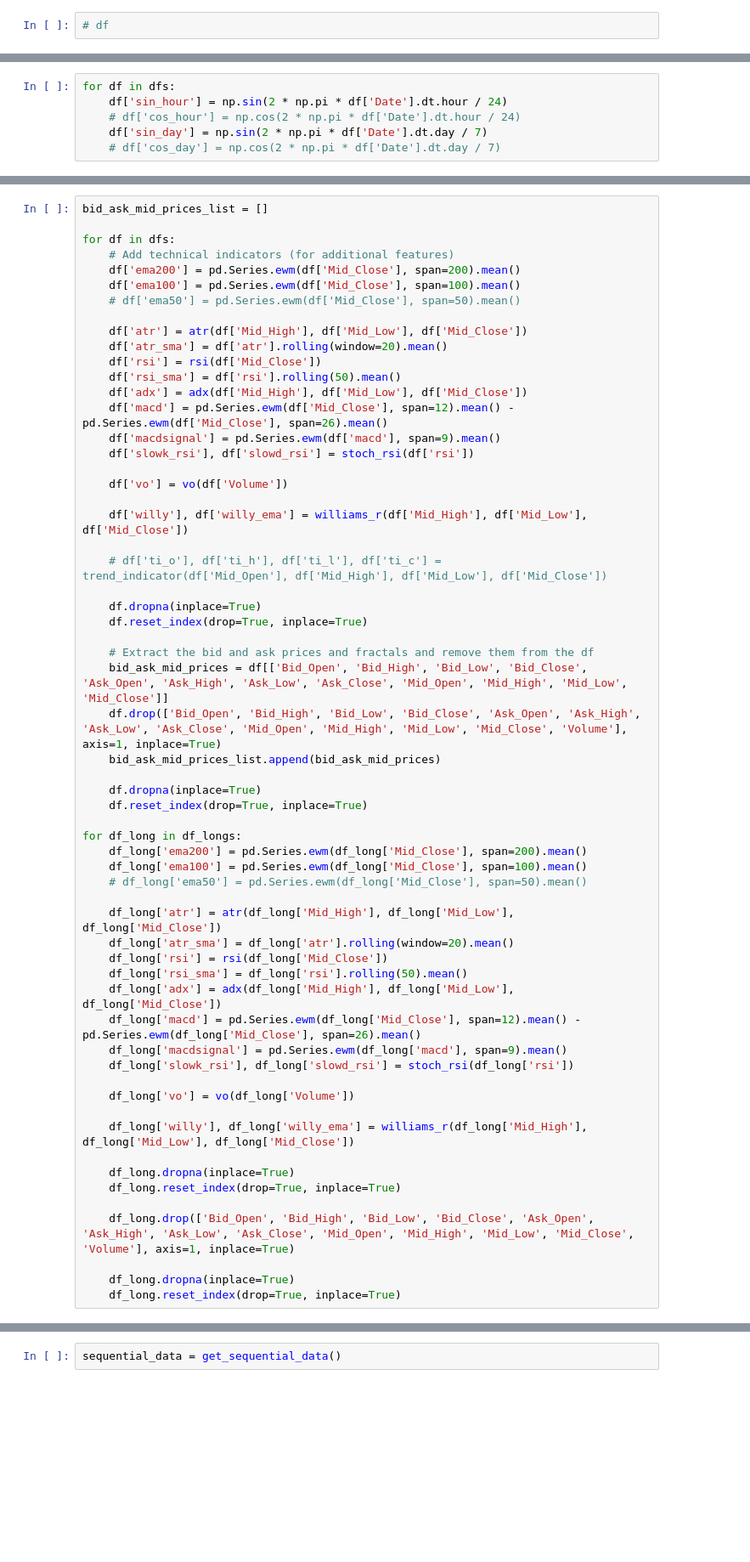
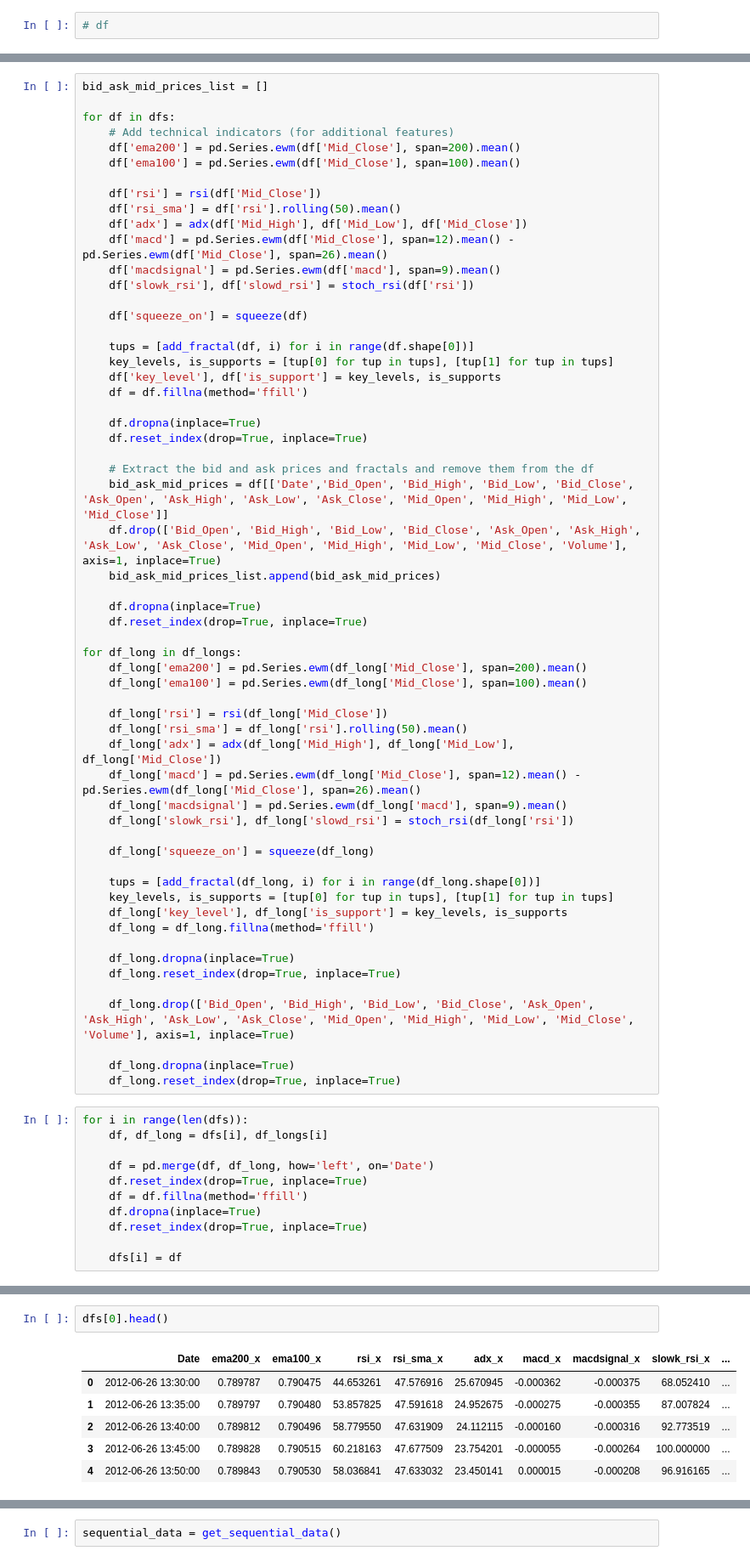
Before and after one commit to ethanp55/forex-simulations, a Jupyter notebook: macd-crossover/cnn/macd-cnn.ipynb, the cells around one changed output, grey strips where cells are left out. Shown at 85% size. Drawn from its saved outputs; the diff is of its cells as text; blank space fills up the shorter version.

```diff
--- a/macd-crossover/cnn/macd-cnn.ipynb
+++ b/macd-crossover/cnn/macd-cnn.ipynb
@@ -82,10 +83,4 @@ for currency_pair in currencies:
     df_long.dropna(inplace=True)
     df_long.reset_index(drop=True, inplace=True)
     df_longs.append(df_long)
-# %%
-for df in dfs:
-    df['sin_hour'] = np.sin(2 * np.pi * df['Date'].dt.hour / 24)
-    # df['cos_hour'] = np.cos(2 * np.pi * df['Date'].dt.hour / 24)
-    df['sin_day'] = np.sin(2 * np.pi * df['Date'].dt.day / 7)
-    # df['cos_day'] = np.cos(2 * np.pi * df['Date'].dt.day / 7)
 # %%
@@ -404,10 +412,7 @@ for df in dfs:
     # Add technical indicators (for additional features)
     df['ema200'] = pd.Series.ewm(df['Mid_Close'], span=200).mean()
     df['ema100'] = pd.Series.ewm(df['Mid_Close'], span=100).mean()
-    # df['ema50'] = pd.Series.ewm(df['Mid_Close'], span=50).mean()
 
-    df['atr'] = atr(df['Mid_High'], df['Mid_Low'], df['Mid_Close'])
-    df['atr_sma'] = df['atr'].rolling(window=20).mean()
     df['rsi'] = rsi(df['Mid_Close'])
     df['rsi_sma'] = df['rsi'].rolling(50).mean()
     df['adx'] = adx(df['Mid_High'], df['Mid_Low'], df['Mid_Close'])
@@ -415,17 +420,18 @@ for df in dfs:
     df['macdsignal'] = pd.Series.ewm(df['macd'], span=9).mean()
     df['slowk_rsi'], df['slowd_rsi'] = stoch_rsi(df['rsi'])
 
-    df['vo'] = vo(df['Volume'])
+    df['squeeze_on'] = squeeze(df)
 
-    df['willy'], df['willy_ema'] = williams_r(df['Mid_High'], df['Mid_Low'], df['Mid_Close'])
-
-    # df['ti_o'], df['ti_h'], df['ti_l'], df['ti_c'] = trend_indicator(df['Mid_Open'], df['Mid_High'], df['Mid_Low'], df['Mid_Close'])
+    tups = [add_fractal(df, i) for i in range(df.shape[0])]
+    key_levels, is_supports = [tup[0] for tup in tups], [tup[1] for tup in tups]
+    df['key_level'], df['is_support'] = key_levels, is_supports
+    df = df.fillna(method='ffill')
 
     df.dropna(inplace=True)
     df.reset_index(drop=True, inplace=True)
 
     # Extract the bid and ask prices and fractals and remove them from the df
-    bid_ask_mid_prices = df[['Bid_Open', 'Bid_High', 'Bid_Low', 'Bid_Close', 'Ask_Open', 'Ask_High', 'Ask_Low', 'Ask_Close', 'Mid_Open', 'Mid_High', 'Mid_Low', 'Mid_Close']]
+    bid_ask_mid_prices = df[['Date','Bid_Open', 'Bid_High', 'Bid_Low', 'Bid_Close', 'Ask_Open', 'Ask_High', 'Ask_Low', 'Ask_Close', 'Mid_Open', 'Mid_High', 'Mid_Low', 'Mid_Close']]
     df.drop(['Bid_Open', 'Bid_High', 'Bid_Low', 'Bid_Close', 'Ask_Open', 'Ask_High', 'Ask_Low', 'Ask_Close', 'Mid_Open', 'Mid_High', 'Mid_Low', 'Mid_Close', 'Volume'], axis=1, inplace=True)
     bid_ask_mid_prices_list.append(bid_ask_mid_prices)
 
@@ -435,10 +441,7 @@ for df in dfs:
 for df_long in df_longs:
     df_long['ema200'] = pd.Series.ewm(df_long['Mid_Close'], span=200).mean()
     df_long['ema100'] = pd.Series.ewm(df_long['Mid_Close'], span=100).mean()
-    # df_long['ema50'] = pd.Series.ewm(df_long['Mid_Close'], span=50).mean()
 
-    df_long['atr'] = atr(df_long['Mid_High'], df_long['Mid_Low'], df_long['Mid_Close'])
-    df_long['atr_sma'] = df_long['atr'].rolling(window=20).mean()
     df_long['rsi'] = rsi(df_long['Mid_Close'])
     df_long['rsi_sma'] = df_long['rsi'].rolling(50).mean()
     df_long['adx'] = adx(df_long['Mid_High'], df_long['Mid_Low'], df_long['Mid_Close'])
@@ -446,9 +449,12 @@ for df_long in df_longs:
     df_long['macdsignal'] = pd.Series.ewm(df_long['macd'], span=9).mean()
     df_long['slowk_rsi'], df_long['slowd_rsi'] = stoch_rsi(df_long['rsi'])
 
-    df_long['vo'] = vo(df_long['Volume'])
+    df_long['squeeze_on'] = squeeze(df_long)
 
-    df_long['willy'], df_long['willy_ema'] = williams_r(df_long['Mid_High'], df_long['Mid_Low'], df_long['Mid_Close'])
+    tups = [add_fractal(df_long, i) for i in range(df_long.shape[0])]
+    key_levels, is_supports = [tup[0] for tup in tups], [tup[1] for tup in tups]
+    df_long['key_level'], df_long['is_support'] = key_levels, is_supports
+    df_long = df_long.fillna(method='ffill')
 
     df_long.dropna(inplace=True)
     df_long.reset_index(drop=True, inplace=True)
@@ -457,3 +463,14 @@ for df_long in df_longs:
 
     df_long.dropna(inplace=True)
     df_long.reset_index(drop=True, inplace=True)
+# %%
+for i in range(len(dfs)):
+    df, df_long = dfs[i], df_longs[i]
+
+    df = pd.merge(df, df_long, how='left', on='Date')
+    df.reset_index(drop=True, inplace=True)
+    df = df.fillna(method='ffill')
+    df.dropna(inplace=True)
+    df.reset_index(drop=True, inplace=True)
+
+    dfs[i] = df
@@ -459,0 +481,9 @@ for df_long in df_longs:
+# %%
+dfs[0].head()
+# %% [output]
+|  | Date | ema200_x | ema100_x | rsi_x | rsi_sma_x | adx_x | macd_x | macdsignal_x | slowk_rsi_x | ... |
+| 0 | 2012-06-26 13:30:00 | 0.789787 | 0.790475 | 44.653261 | 47.576916 | 25.670945 | -0.000362 | -0.000375 | 68.052410 | ... |
+| 1 | 2012-06-26 13:35:00 | 0.789797 | 0.790480 | 53.857825 | 47.591618 | 24.952675 | -0.000275 | -0.000355 | 87.007824 | ... |
+| 2 | 2012-06-26 13:40:00 | 0.789812 | 0.790496 | 58.779550 | 47.631909 | 24.112115 | -0.000160 | -0.000316 | 92.773519 | ... |
+| 3 | 2012-06-26 13:45:00 | 0.789828 | 0.790515 | 60.218163 | 47.677509 | 23.754201 | -0.000055 | -0.000264 | 100.000000 | ... |
+| 4 | 2012-06-26 13:50:00 | 0.789843 | 0.790530 | 58.036841 | 47.633032 | 23.450141 | 0.000015 | -0.000208 | 96.916165 | ... |
```
Also changed, not shown: parts of 19 cells of this notebook, 30 other files.
